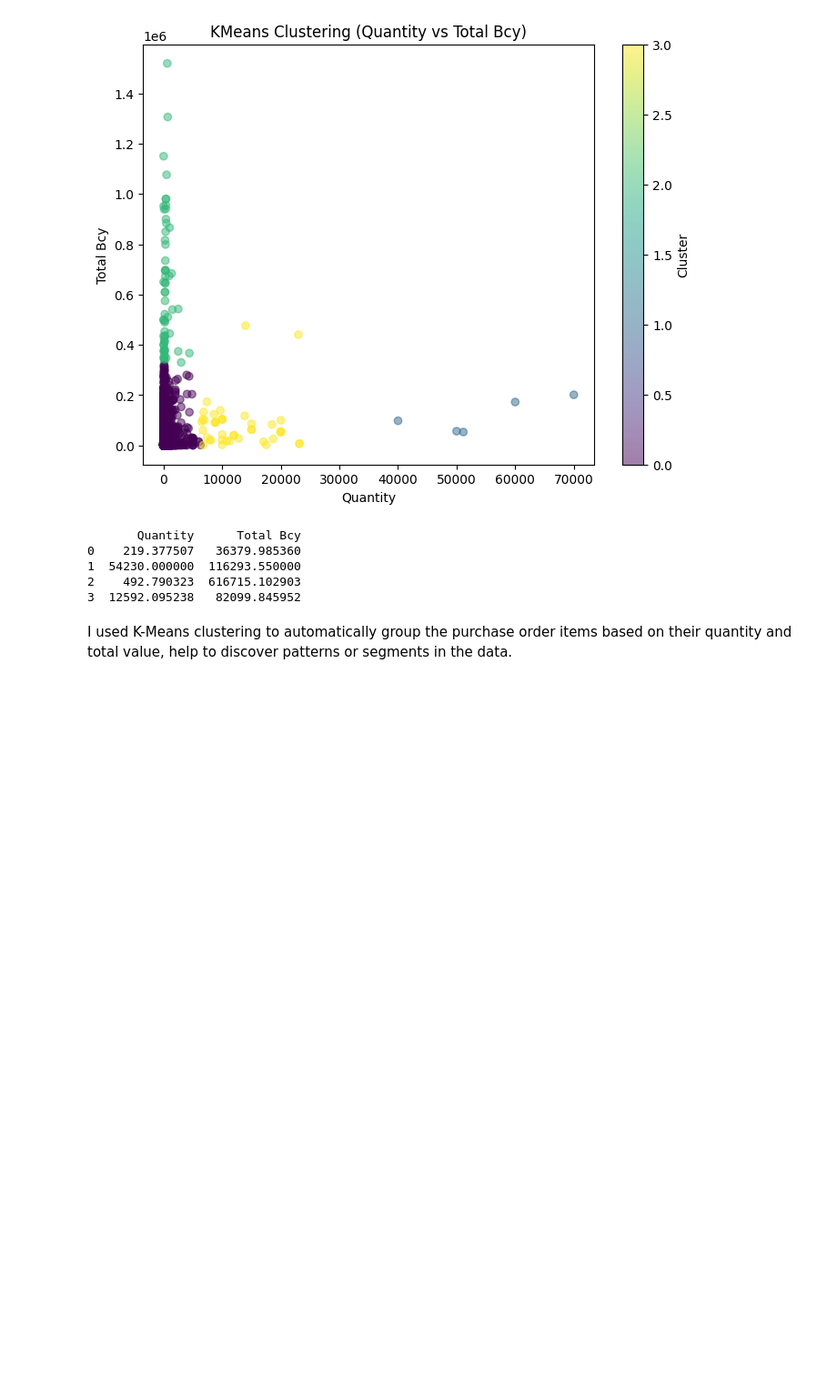
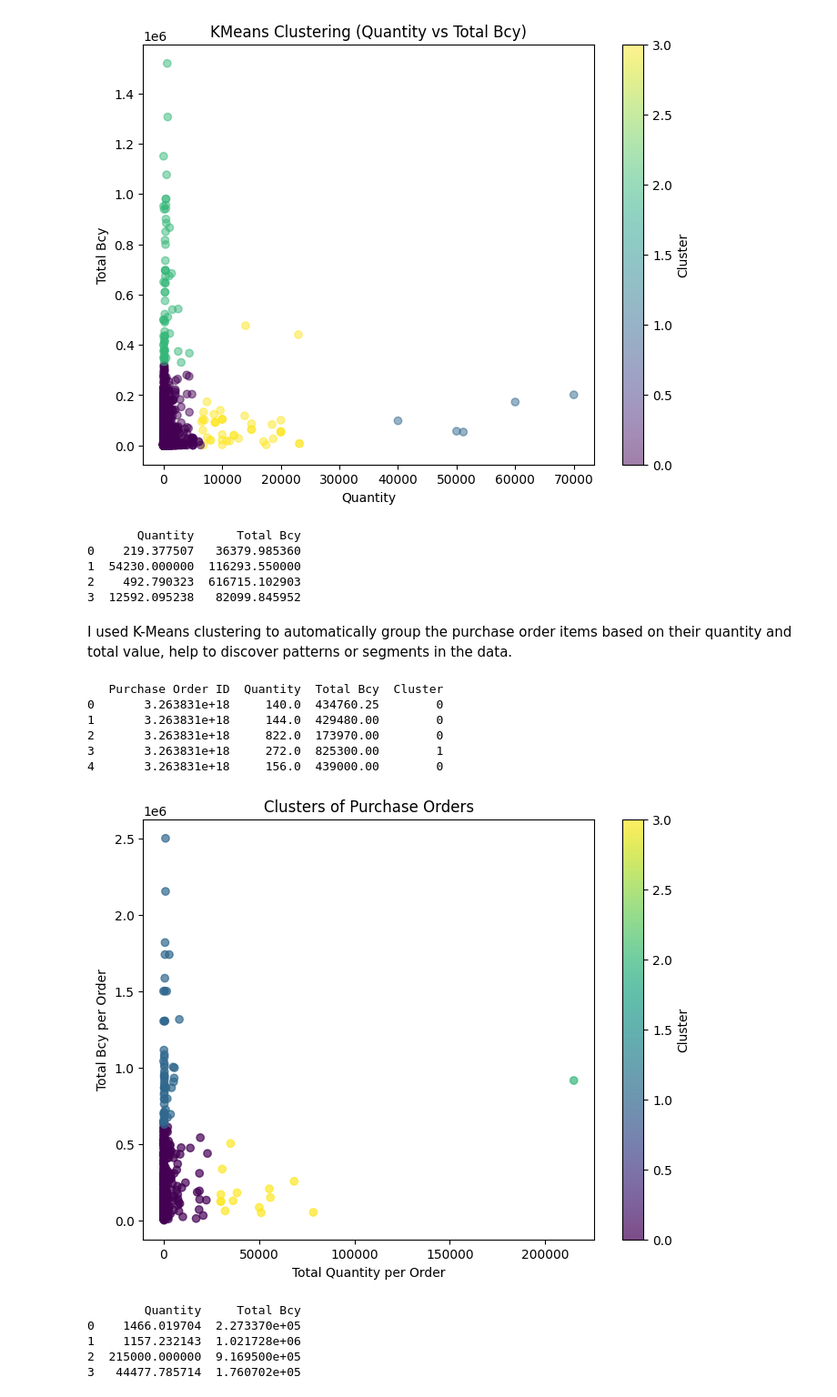
Before and after one commit to Nasser-Alzaid/Aajil, a Jupyter notebook: ML_Model.ipynb, the cells around one changed output. Shown at 91% size. Cells and saved outputs as stored; diff of their text form; code cells hidden in the pictures; blank space fills up the shorter version.

```diff
--- a/ML_Model.ipynb
+++ b/ML_Model.ipynb
@@ -338,0 +337,48 @@ df.to_excel('FinalFile.xlsx', index=False)
+# %%
+# Cluster and group according to Purchase Order ID
+
+from sklearn.cluster import KMeans
+from sklearn.preprocessing import StandardScaler
+
+# Group by Purchase Order ID and calculate total Quantity and Total Bcy for each order
+grouped = df.groupby("Purchase Order ID")[["Quantity", "Total Bcy"]].sum().reset_index()
+
+# Scale features for clustering
+scaler = StandardScaler()
+X_scaled = scaler.fit_transform(grouped[["Quantity", "Total Bcy"]])
+
+# Apply KMeans clustering (choose number of clusters, e.g., 4)
+kmeans = KMeans(n_clusters=4, random_state=42, n_init=10)
+grouped['Cluster'] = kmeans.fit_predict(X_scaled)
+
+# Show grouped and clustered data
+print(grouped.head())
+
+# Optional: Visualize clusters
+import matplotlib.pyplot as plt
+plt.figure(figsize=(8,6))
+plt.scatter(grouped['Quantity'], grouped['Total Bcy'], c=grouped['Cluster'], cmap='viridis', alpha=0.7)
+plt.xlabel("Total Quantity per Order")
+plt.ylabel("Total Bcy per Order")
+plt.title("Clusters of Purchase Orders")
+plt.colorbar(label='Cluster')
+plt.show()
+# %% [output]
+   Purchase Order ID  Quantity  Total Bcy  Cluster
+0       3.263831e+18     140.0  434760.25        0
+1       3.263831e+18     144.0  429480.00        0
+2       3.263831e+18     822.0  173970.00        0
+3       3.263831e+18     272.0  825300.00        1
+4       3.263831e+18     156.0  439000.00        0
+[figure, added]
+# %%
+# Cluster centers (in original scale)
+centers = scaler.inverse_transform(kmeans.cluster_centers_)
+cluster_centers = pd.DataFrame(centers, columns=grouped[["Quantity", "Total Bcy"]].columns)
+print(cluster_centers)
+# %% [output]
+        Quantity     Total Bcy
+0    1466.019704  2.273370e+05
+1    1157.232143  1.021728e+06
+2  215000.000000  9.169500e+05
+3   44477.785714  1.760702e+05
```
Also changed, not shown: parts of 14 cells of this notebook, 3 other files.
